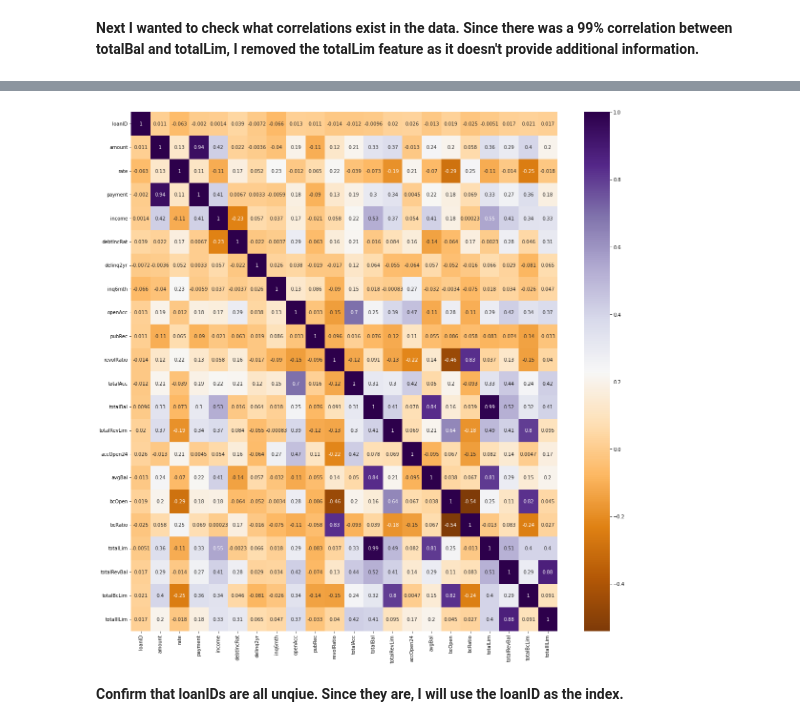
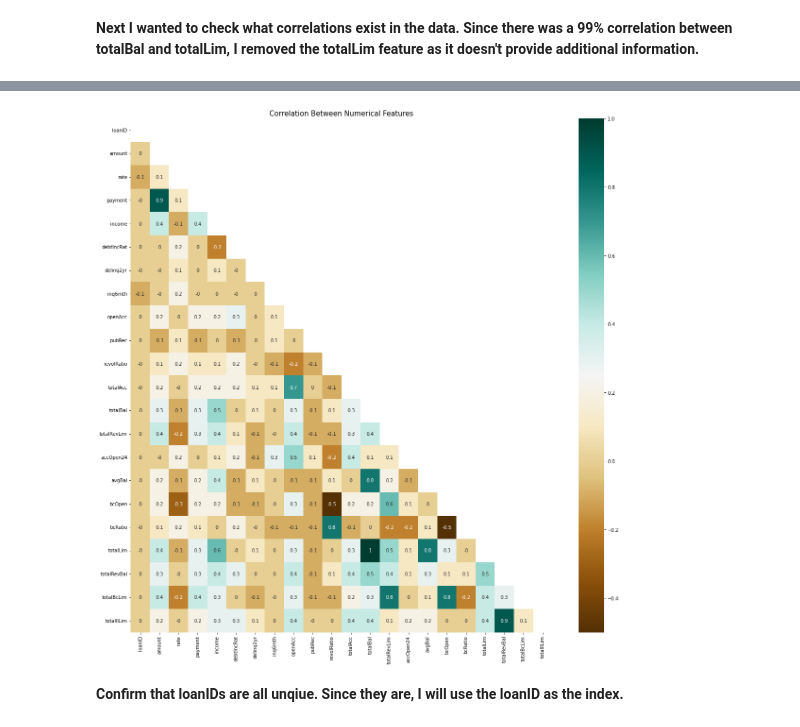
Before and after one commit to marleyberries/Springboard-Main, a Jupyter notebook: Capstone Loan Default Prediction/02_Loan Default - EDA.ipynb, the cells around one changed output, grey strips where cells are left out. Cells and saved outputs as stored; diff of their text form; code cells hidden in the pictures.

Commit message:
3/20 Commit
Save before trying different chi-squared test

```diff
--- a/Capstone Loan Default Prediction/02_Loan Default - EDA.ipynb
+++ b/Capstone Loan Default Prediction/02_Loan Default - EDA.ipynb
@@ -90,5 +70,3 @@ Percent of data that is Status late 1.62
-# %%
-df = df[df['status'] != 'Late']
 # %%
 percent_default = round(len(df[df.status == 'Default']) / len(df.status)  * 100,2)
 print('Percent of data that is Status default', percent_default)
@@ -123,7 +80,20 @@ df.corr()
 # %%
-plt.figure(figsize=(20,20))
-sns.heatmap(df.corr(), annot=True, cmap='PuOr')
+# Create a correlation matrix
+corr = round(df.corr(), 1)
+
+# Create a mask to hide the upper triangle of the heatmap
+mask = np.zeros_like(corr)
+mask[np.triu_indices_from(mask)] = True
+
+# Plot the heatmap with the mask
+plt.figure(figsize=(20, 20))
+ax = sns.heatmap(corr, annot=True, cmap='BrBG', mask=mask)
+plt.title('Correlation Between Numerical Features', size=15)
+
+# Save the figure as a PNG image
+plt.savefig('Images/Heatmap', dpi=300, bbox_inches='tight')
+
 plt.show()
 # %% [output]
-[figure, old version]
+[figure, new version]
 # %%
```
Also changed, not shown: parts of 45 cells of this notebook.
